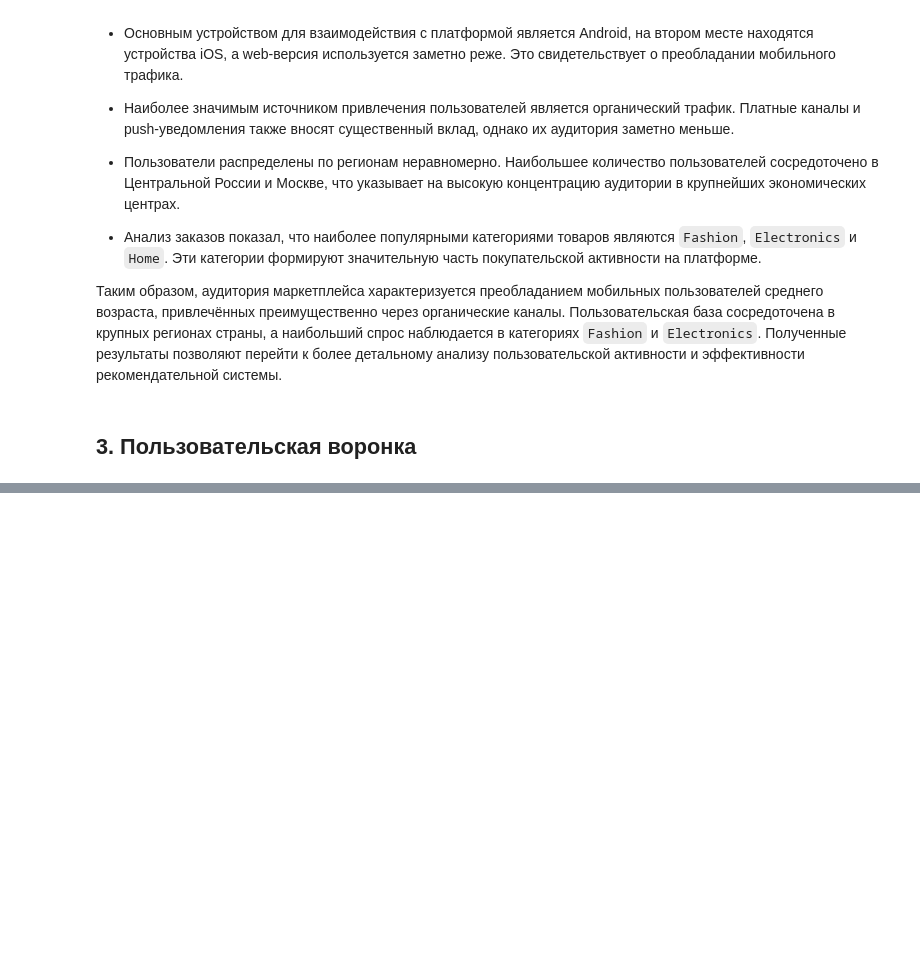
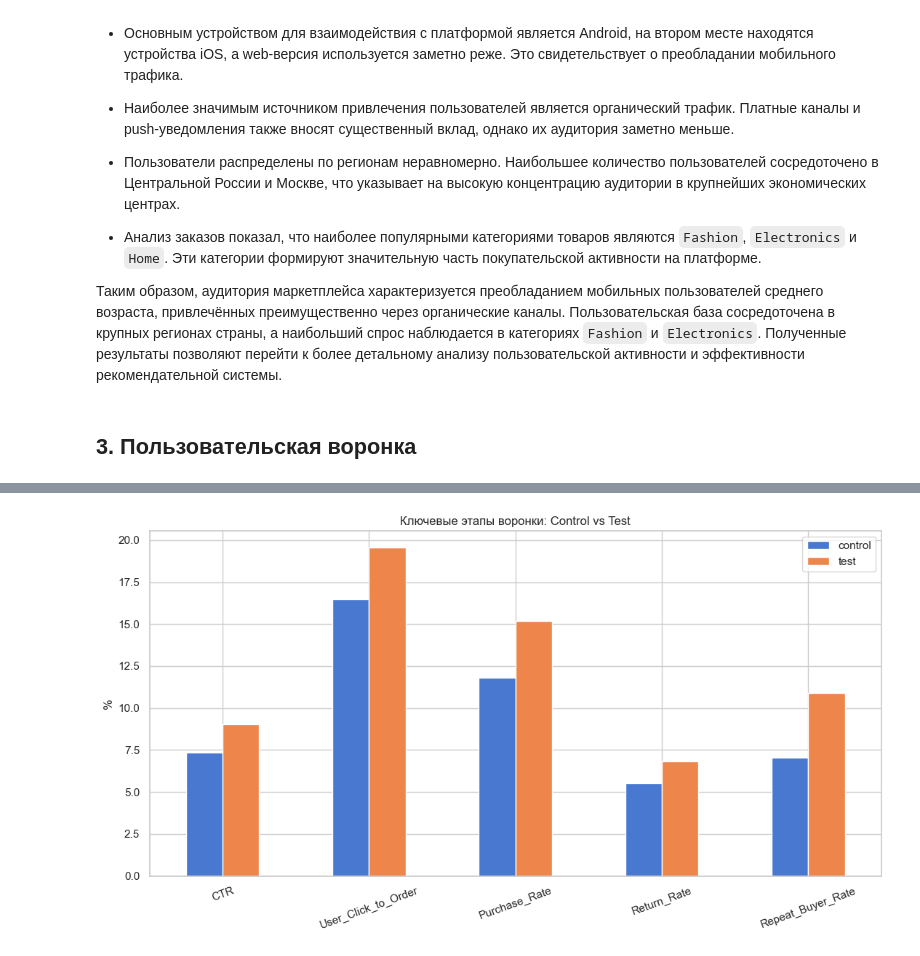
Before and after one commit to k0ist/The-Experts-Hackathon, a Jupyter notebook: The_Experts_Hackathon.ipynb, the cells around one changed output, grey strips where cells are left out. Cells and saved outputs as stored; diff of their text form; code cells hidden in the pictures; blank space fills up the shorter version.

Commit message:
chore: funnel update

```diff
--- a/The_Experts_Hackathon.ipynb
+++ b/The_Experts_Hackathon.ipynb
@@ -939,0 +1019,20 @@ Impression → Order: 0.70%
+# %%
+funnel_compare = funnel_metrics.T.copy()
+
+funnel_compare["relative_lift_pct"] = (
+    funnel_compare["test"] /
+    funnel_compare["control"]
+    - 1
+) * 100
+
+display(
+    funnel_compare.style
+    .format(
+        "{:.2%}",
+        subset=["control", "test"]
+    )
+    .format(
+        "{:.2f}",
+        subset=["relative_lift_pct"]
+    )
+)
@@ -939,0 +1049,33 @@ Impression → Order: 0.70%
+# %%
+plot_rates = (
+    funnel_compare.loc[
+        [
+            "CTR",
+            "User_Click_to_Order",
+            "Purchase_Rate",
+            "Return_Rate",
+            "Repeat_Buyer_Rate"
+        ],
+        ["control", "test"]
+    ]
+    * 100
+)
+
+ax = plot_rates.plot(
+    kind="bar",
+    figsize=(11, 6)
+)
+
+ax.set_title(
+    "Ключевые этапы воронки: Control vs Test"
+)
+
+ax.set_ylabel("%")
+ax.set_xlabel("")
+
+plt.xticks(rotation=20)
+
+plt.tight_layout()
+plt.show()
+# %% [output]
+[figure, added]
```
Also changed, not shown: parts of 17 cells of this notebook.
